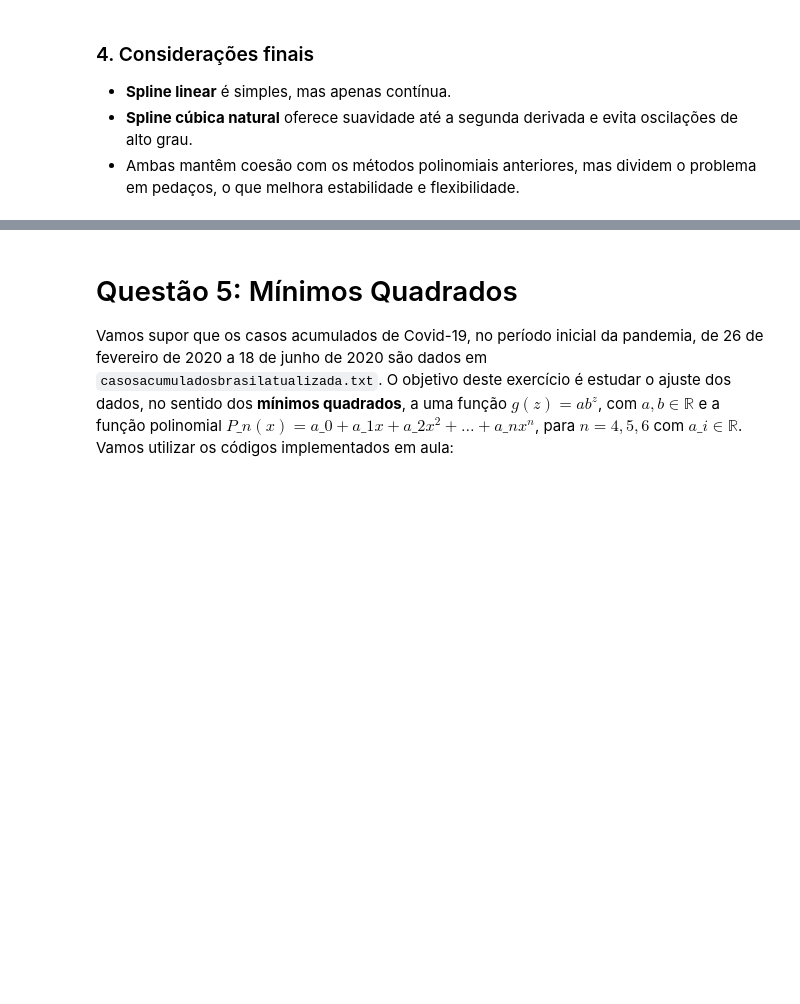
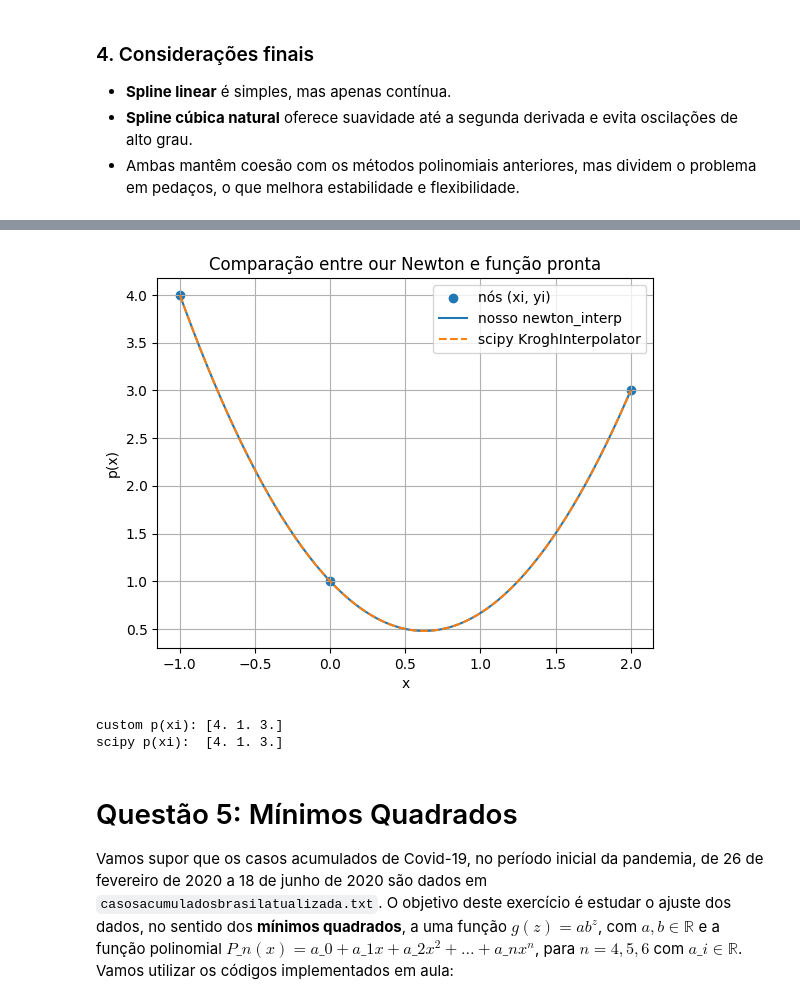
Before and after one commit to lfelipediniz/NumericEssentials, a Jupyter notebook: NumericEssentials.ipynb, the cells around one changed output, grey strips where cells are left out. Drawn from its saved outputs; the diff is of its cells as text; code cells hidden in the pictures; blank space fills up the shorter version.

```diff
--- a/NumericEssentials.ipynb
+++ b/NumericEssentials.ipynb
@@ -1702,3 +1793,54 @@ plt.show()
+# %%
+# calcula coeficientes de Newton via diferenças divididas
+def newton_coeffs(xi, yi):
+    n = len(xi)
+    dd = np.zeros((n, n))
+    dd[:, 0] = yi
+    for j in range(1, n):
+        for i in range(n - j):
+            dd[i, j] = (dd[i + 1, j - 1] - dd[i, j - 1]) / (xi[i + j] - xi[i])
+    return dd[0]  # primeiros elementos de cada coluna são d0, d1, ..., dn
+
+# avalia o polinômio de Newton em x_eval usando forma de Horner
+def newton_interp(xi, yi, x_eval):
+    coeffs = newton_coeffs(xi, yi)
+    p = np.zeros_like(x_eval, dtype=float)
+    # Horner reverso para Newton: inicia com dn e acumula
+    for k in range(len(coeffs) - 1, -1, -1):
+        p = coeffs[k] + (x_eval - xi[k]) * p
+    return p
+
+# nós de exemplo
+xi = np.array([-1.0, 0.0, 2.0])
+yi = np.array([4.0, 1.0, 3.0])
+
+# pontos para avaliação
+xx = np.linspace(xi.min(), xi.max(), 200)
+yy_custom = newton_interp(xi, yi, xx)
+
+# interpolador pronto (SciPy KroghInterpolator)
+krogh = KroghInterpolator(xi, yi)
+yy_scipy = krogh(xx)
+
+# gráfico comparativo
+plt.figure()
+plt.scatter(xi, yi, marker='o', label='nós (xi, yi)')
+plt.plot(xx, yy_custom, label='nosso newton_interp')
+plt.plot(xx, yy_scipy, '--', label='scipy KroghInterpolator')
+plt.title('Comparação entre our Newton e função pronta')
+plt.xlabel('x')
+plt.ylabel('p(x)')
+plt.legend()
+plt.grid(True)
+plt.show()
+
+# verifica valores nos nós
+print("custom p(xi):", newton_interp(xi, yi, xi))
+print("scipy p(xi): ", krogh(xi))
+# %% [output]
+[figure, added]
+custom p(xi): [4. 1. 3.]
+scipy p(xi):  [4. 1. 3.]
 # %% [markdown]
 # Questão 5: Mínimos Quadrados
 
```
Also changed, not shown: parts of 5 cells of this notebook, 1 other file.
